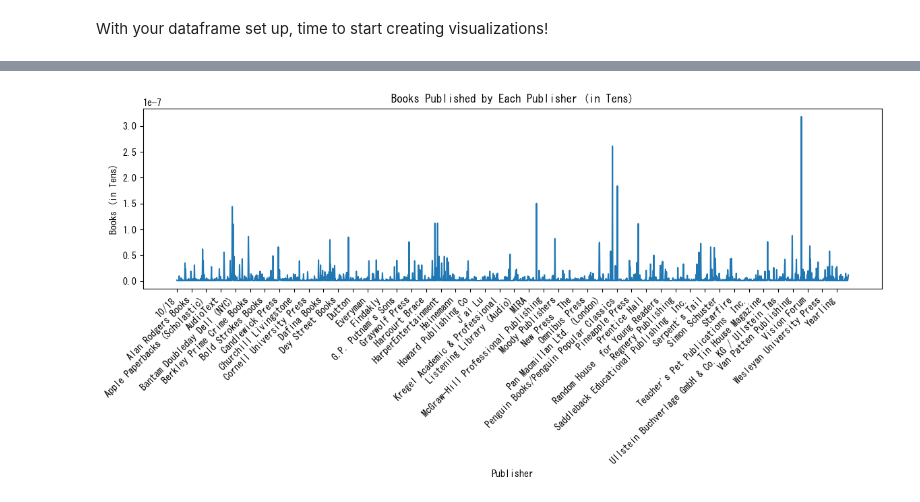
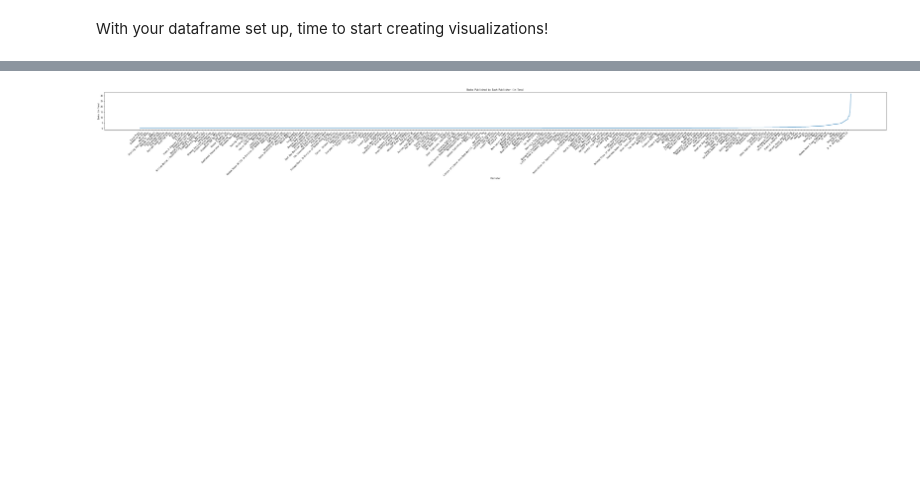
Before and after one commit to bharathigan/Test, a Jupyter notebook: Python/data-viz-studio.ipynb, the cells around one changed output, grey strips where cells are left out. Saved outputs shown, nothing was run; the diff lists cells and outputs as text; code cells hidden in the pictures; blank space fills up the shorter version.

```diff
--- a/Python/data-viz-studio.ipynb
+++ b/Python/data-viz-studio.ipynb
@@ -65,20 +66,21 @@ Text(0, 0.5, 'Boks (in Tens)')
 # %%
 # Use your Python skills to create a visualization here.
 #Number of books published by each publisher.
 
 # Code Here
+publisher_counts = df.groupby("publisher")["bookID"].count().sort_values()
 publisher_counts = publisher_counts / 10
 
-plt.figure(figsize=(12,6))
+plt.figure(figsize=(50,6))
 plt.plot(publisher_counts.index, publisher_counts.values)
 
 # FIXED: use publisher names, not years
-plt.xticks(publisher_counts.index[::50], rotation=45, ha="right")
+plt.xticks(publisher_counts.index[::10], rotation=45, ha="right")
 
 plt.xlabel("Publisher")
 plt.ylabel("Books (in Tens)")
 plt.title("Books Published by Each Publisher (in Tens)")
 plt.tight_layout()
 plt.show()
 # %% [output]
-[figure, old version]
+[figure, new version]
```
Also changed, not shown: parts of 1 cell of this notebook.
